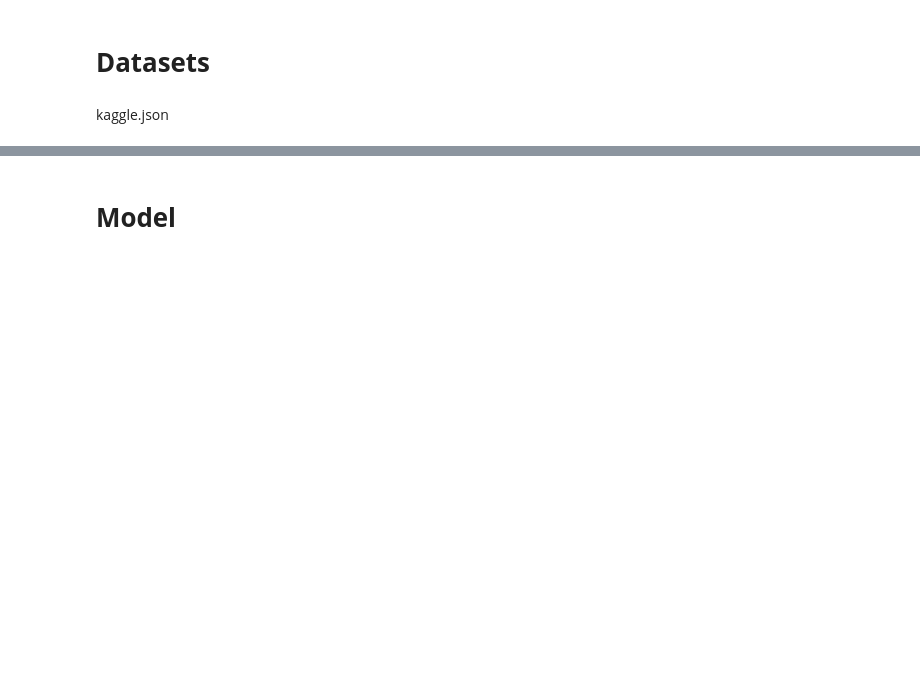
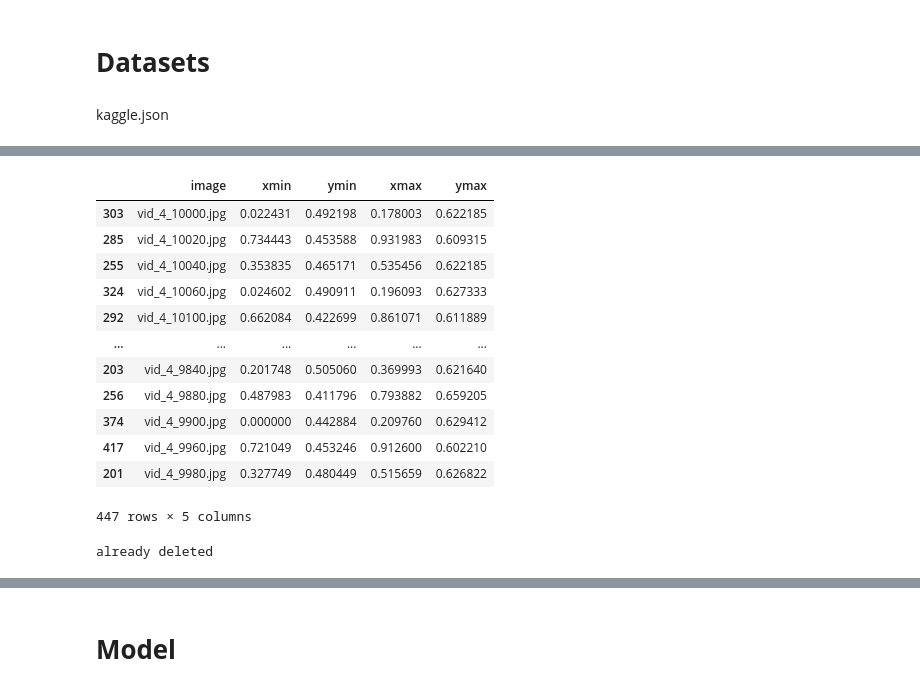
Before and after one commit to O-suke12/ObjectDetection, a Jupyter notebook: BoundingBoxRegression.ipynb, the cells around one changed output, grey strips where cells are left out. Cells and saved outputs as stored; diff of their text form; code cells hidden in the pictures; blank space fills up the shorter version.

```diff
--- a/BoundingBoxRegression.ipynb
+++ b/BoundingBoxRegression.ipynb
@@ -54,13 +51,14 @@ from torchvision.io import read_image
 from torchvision.utils import draw_bounding_boxes
 
 select_row = 500
-df_train = pd.read_csv("/content/data/train_solution_bounding_boxes (1).csv")
-select = bbox = df_train.iloc[select_row,0]
+df = pd.read_csv("/content/data/train_solution_bounding_boxes (1).csv")
+select = bbox = df.iloc[select_row,0]
 img = read_image('/content/data/training_images/'+str(select))
 print(img.size())
-bbox = df_train.iloc[select_row,1:5]
+bbox = df.iloc[select_row,1:5]
 bbox = torch.tensor(bbox, dtype=torch.int)
 bbox=bbox.unsqueeze(0)
+print(bbox)
 img=draw_bounding_boxes(img, bbox, width=3, colors=(255,255,0))
 img = torchvision.transforms.ToPILImage()(img)
 img.show()
@@ -97,0 +69,6 @@ TypeError: ignored
+# %%
+from sklearn.model_selection import train_test_split
+df[["xmax","xmin"]]/=676
+df[["ymax","ymin"]]/=380
+df_train, df_test = train_test_split(df, test_size=0.2)
+df_train = df_train.reset_index(drop=True)
@@ -97,0 +102,16 @@ TypeError: ignored
+# %%
+df_train.sort_values('image')
+# %% [output]
+|  | image | xmin | ymin | xmax | ymax |
+| 303 | vid_4_10000.jpg | 0.022431 | 0.492198 | 0.178003 | 0.622185 |
+| 285 | vid_4_10020.jpg | 0.734443 | 0.453588 | 0.931983 | 0.609315 |
+| 255 | vid_4_10040.jpg | 0.353835 | 0.465171 | 0.535456 | 0.622185 |
+| 324 | vid_4_10060.jpg | 0.024602 | 0.490911 | 0.196093 | 0.627333 |
+| 292 | vid_4_10100.jpg | 0.662084 | 0.422699 | 0.861071 | 0.611889 |
+| ... | ... | ... | ... | ... | ... |
+| 203 | vid_4_9840.jpg | 0.201748 | 0.505060 | 0.369993 | 0.621640 |
+| 256 | vid_4_9880.jpg | 0.487983 | 0.411796 | 0.793882 | 0.659205 |
+| 374 | vid_4_9900.jpg | 0.000000 | 0.442884 | 0.209760 | 0.629412 |
+| 417 | vid_4_9960.jpg | 0.721049 | 0.453246 | 0.912600 | 0.602210 |
+| 201 | vid_4_9980.jpg | 0.327749 | 0.480449 | 0.515659 | 0.626822 |
+447 rows × 5 columns
@@ -97,0 +121,11 @@ TypeError: ignored
+# %%
+count = 0
+for name in df_all["jpg"]:
+  if os.path.exists("/content/data/training_images/"+name):
+    os.remove("/content/data/training_images/"+name)
+  else:
+    if count != 1:
+      print("already deleted")
+    count = 1
+# %% [output]
+already deleted
```
Also changed, not shown: parts of 24 cells of this notebook.
